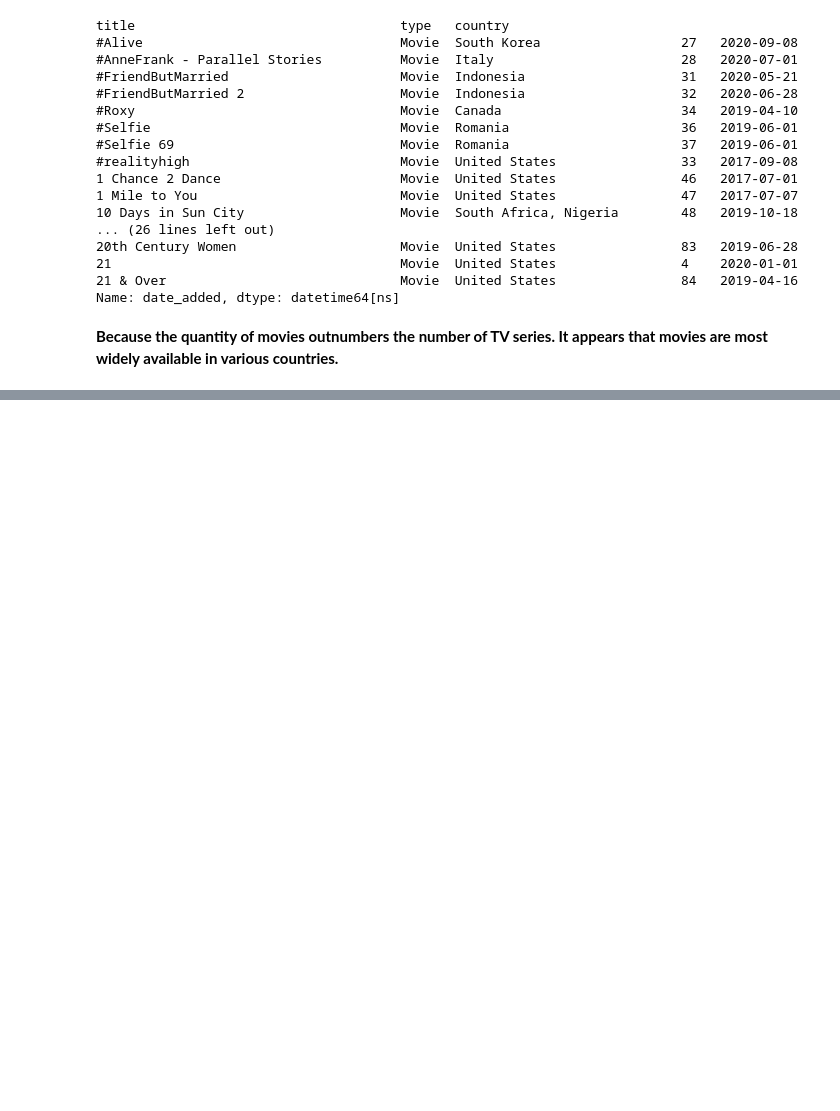
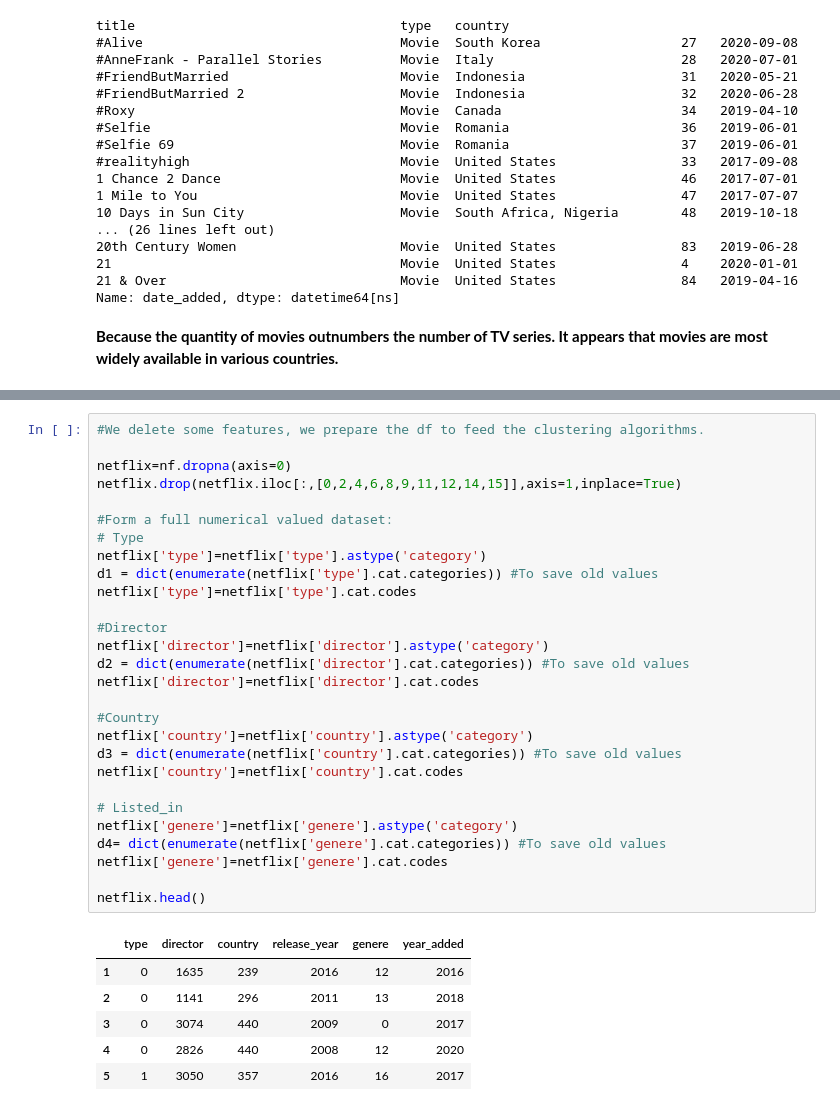
Before and after one commit to Sara19598/Clustering-Analysis-on-Movies-TV-shows-Unsupervised-ML, a Jupyter notebook: NETFLIX_MOVIES_AND_TV_SHOWS_CLUSTERING.ipynb, the cells around one changed output, grey strips where cells are left out. Drawn from its saved outputs; the diff is of its cells as text; blank space fills up the shorter version.

```diff
--- a/NETFLIX_MOVIES_AND_TV_SHOWS_CLUSTERING.ipynb
+++ b/NETFLIX_MOVIES_AND_TV_SHOWS_CLUSTERING.ipynb
@@ -389,0 +542,35 @@ Name: date_added, dtype: datetime64[ns]
+# %%
+#We delete some features, we prepare the df to feed the clustering algorithms.
+
+netflix=nf.dropna(axis=0)
+netflix.drop(netflix.iloc[:,[0,2,4,6,8,9,11,12,14,15]],axis=1,inplace=True)
+
+#Form a full numerical valued dataset:
+# Type
+netflix['type']=netflix['type'].astype('category')
+d1 = dict(enumerate(netflix['type'].cat.categories)) #To save old values
+netflix['type']=netflix['type'].cat.codes
+
+#Director
+netflix['director']=netflix['director'].astype('category')
+d2 = dict(enumerate(netflix['director'].cat.categories)) #To save old values
+netflix['director']=netflix['director'].cat.codes
+
+#Country
+netflix['country']=netflix['country'].astype('category')
+d3 = dict(enumerate(netflix['country'].cat.categories)) #To save old values
+netflix['country']=netflix['country'].cat.codes
+
+# Listed_in
+netflix['genere']=netflix['genere'].astype('category')
+d4= dict(enumerate(netflix['genere'].cat.categories)) #To save old values
+netflix['genere']=netflix['genere'].cat.codes
+
+netflix.head()
+# %% [output]
+|  | type | director | country | release_year | genere | year_added |
+| 1 | 0 | 1635 | 239 | 2016 | 12 | 2016 |
+| 2 | 0 | 1141 | 296 | 2011 | 13 | 2018 |
+| 3 | 0 | 3074 | 440 | 2009 | 0 | 2017 |
+| 4 | 0 | 2826 | 440 | 2008 | 12 | 2020 |
+| 5 | 1 | 3050 | 357 | 2016 | 16 | 2017 |
```
Also changed, not shown: parts of 14 cells of this notebook.
